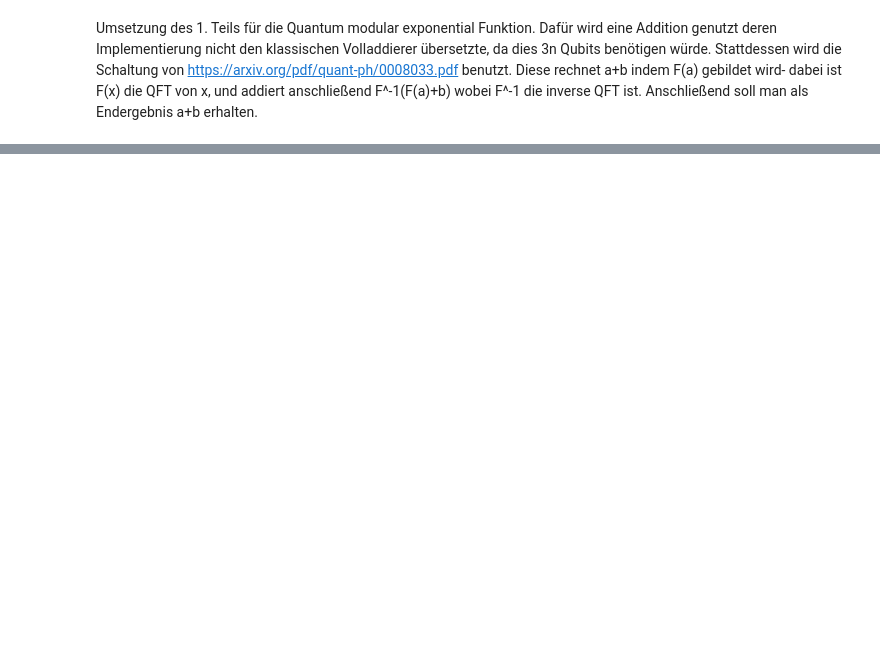
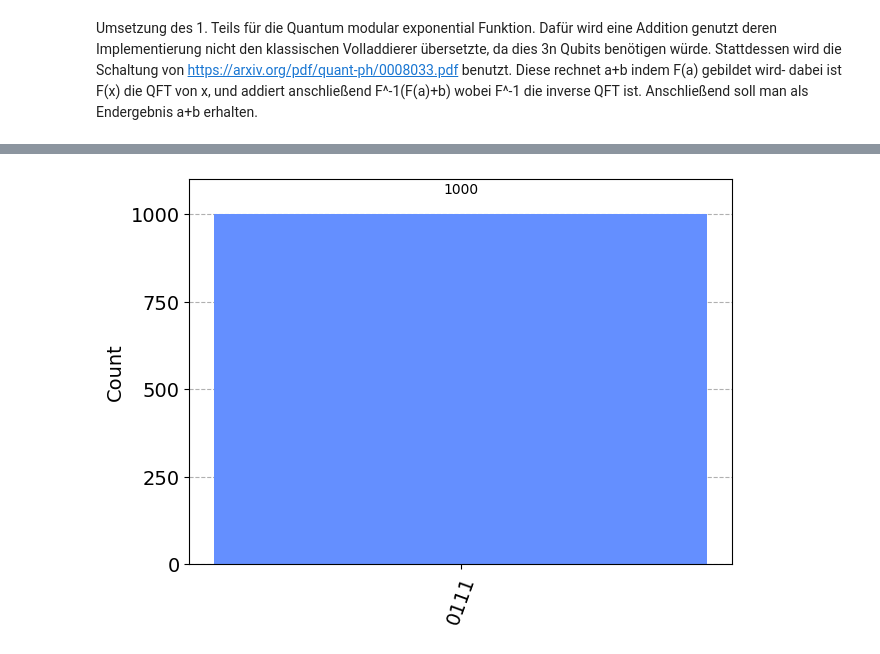
Before and after one commit to Siytta/bachelorarbeit, a Jupyter notebook: Adder/adder.ipynb, the cells around one changed output, grey strips where cells are left out. Saved outputs shown, nothing was run; the diff lists cells and outputs as text; code cells hidden in the pictures; blank space fills up the shorter version.

```diff
--- a/Adder/adder.ipynb
+++ b/Adder/adder.ipynb
@@ -71,0 +95,14 @@ qc.draw('mpl', style=my_gate_names, scale = 0.75)
+# %%
+qc = qiskit.QuantumCircuit(8,4)
+#Addiert 7 + 7
+qc.x(1)
+qc.x(2)
+qc.x(3)
+qc.x(5)
+qc.x(6)
+qc.x(7)
+apply_quantum_Addition(qc,[0,1,2,3],[4,5,6,7])
+counts = execute(qc, backend=simulator, shots=1000).result().get_counts(qc)
+plot_histogram(counts)
+# %% [output]
+[figure, added]
```
Also changed, not shown: parts of 4 cells of this notebook.
